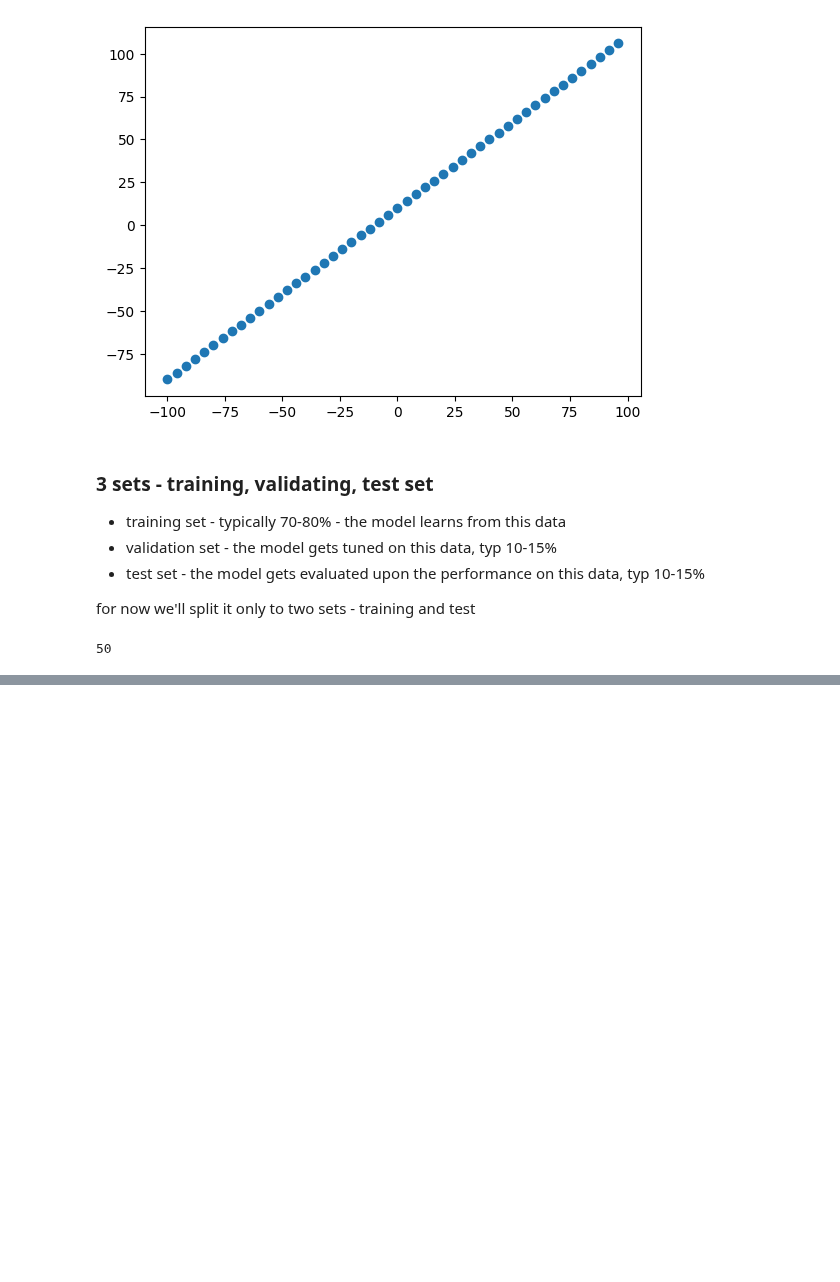
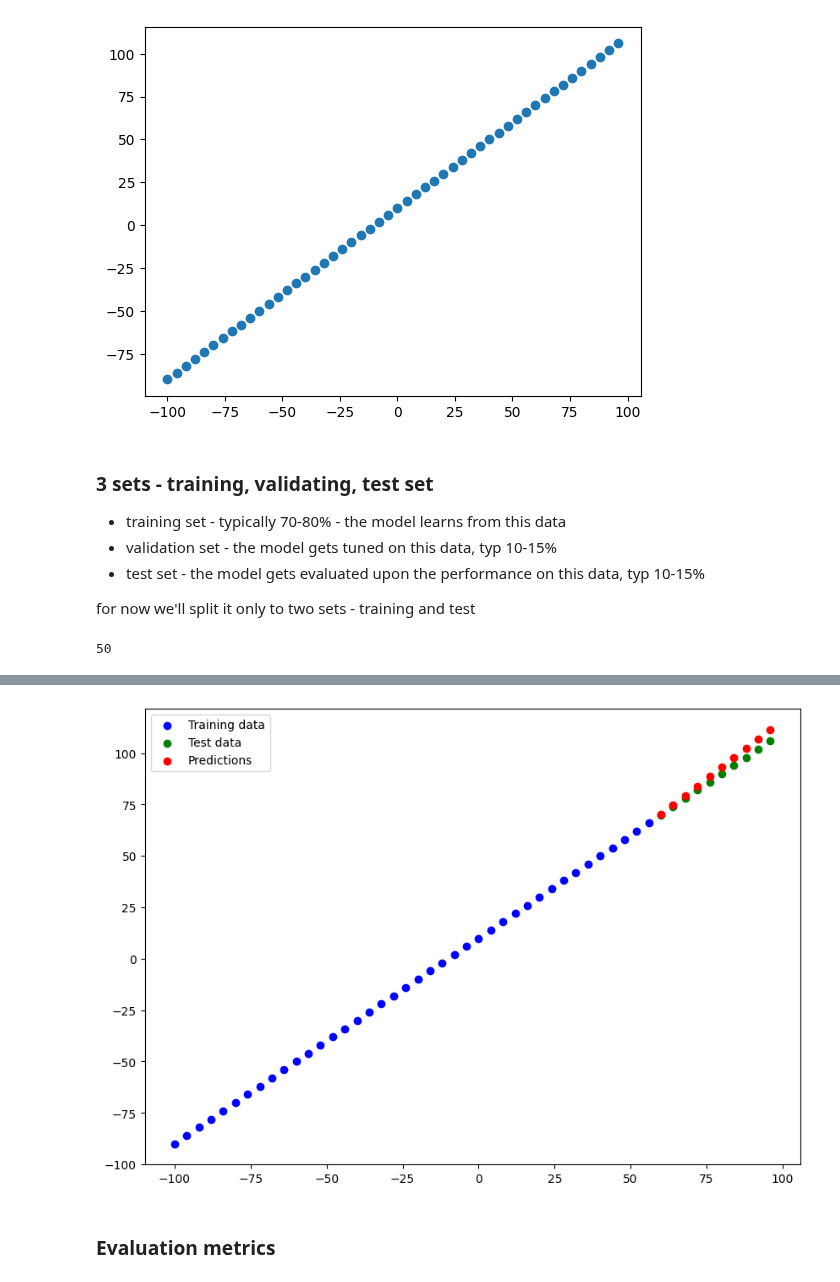
Before and after one commit to kacper-dobrow/tensorflow-course, a Jupyter notebook: 01_neural_net_regression_in_tf.ipynb, the cells around one changed output, grey strips where cells are left out. Saved outputs shown, nothing was run; the diff lists cells and outputs as text; code cells hidden in the pictures; blank space fills up the shorter version.

```diff
--- a/01_neural_net_regression_in_tf.ipynb
+++ b/01_neural_net_regression_in_tf.ipynb
@@ -264,0 +342,4 @@ y_test = y[40:]
+# %%
+# make predictions
+y_pred = tf.constant(model.predict(X_test))
+X_test.shape, y_pred.shape
@@ -264,0 +349,25 @@ y_test = y[40:]
+# %%
+#create a plotting fcn in case I want to use it in the future
+def plot_predictions(train_features = X_train,
+                     train_labels = y_train,
+                     test_features = X_test,
+                     test_labels = y_test,
+                     predictions = y_pred):
+  '''
+  plots training and test data against the predictions of the model
+  '''
+  plt.figure(figsize = (10,7))
+  # plot training data in blue
+  plt.scatter(train_features,train_labels,c='b',label='Training data')
+  #plot test data in green
+  plt.scatter(test_features,test_labels,c='g',label = 'Test data')
+  #plot predictions in red
+  plt.scatter(test_features,predictions,c='r',label= 'Predictions')
+  #show the legend
+  plt.legend()
+# %%
+plot_predictions()
+# %% [output]
+[figure, added]
+# %% [markdown]
+### Evaluation metrics
```
Also changed, not shown: parts of 16 cells of this notebook.
